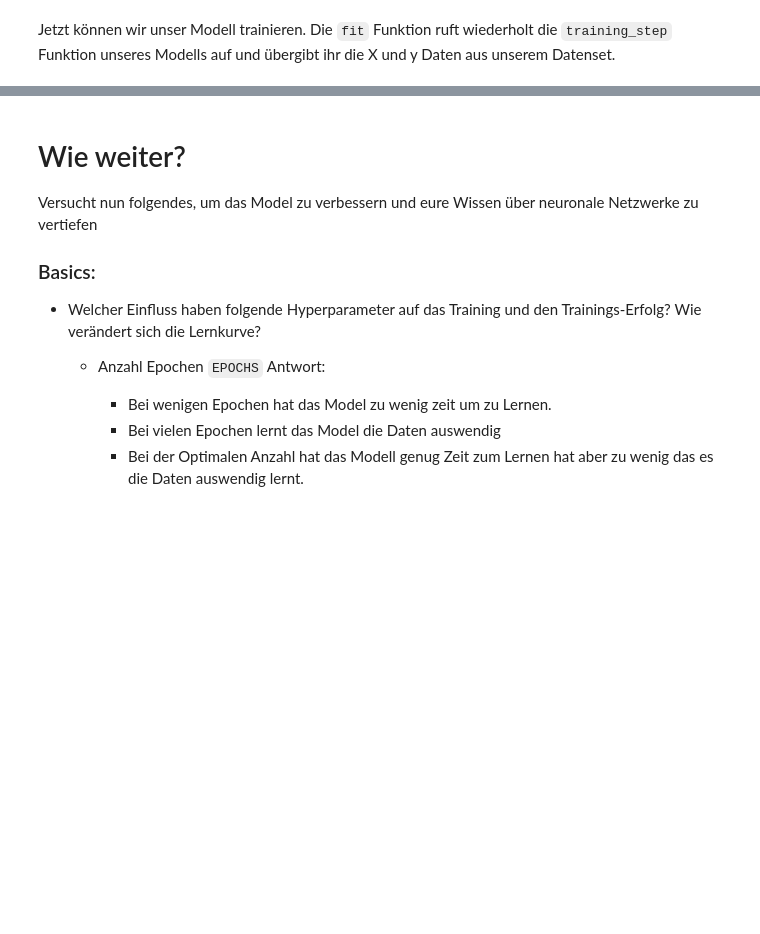
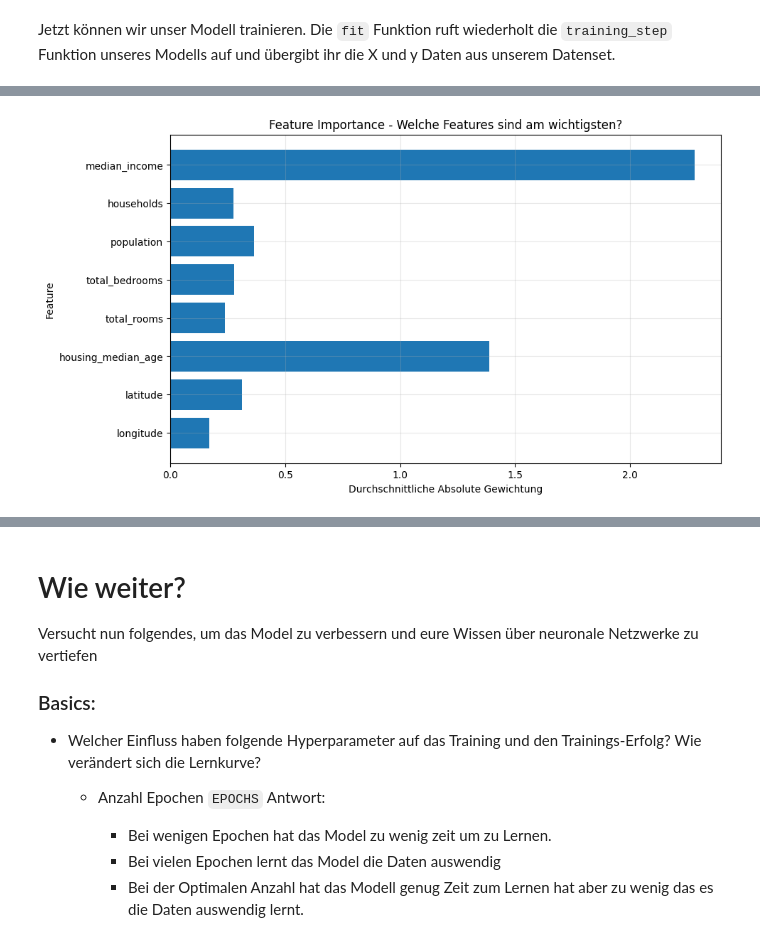
Before and after one commit to OnlyNico43/ai-challange, a Jupyter notebook: 01_Homework/01f_AI_LinRegression.ipynb, the cells around one changed output, grey strips where cells are left out. Saved outputs shown, nothing was run; the diff lists cells and outputs as text; code cells hidden in the pictures; blank space fills up the shorter version.

```diff
--- a/01_Homework/01f_AI_LinRegression.ipynb
+++ b/01_Homework/01f_AI_LinRegression.ipynb
@@ -302,0 +393,22 @@ plt.title('Gewicht und Bias während des Trainings');
+# %%
+# Import numpy falls noch nicht importiert
+import numpy as np
+
+# Feature Importance: Durchschnittliche absolute Gewichte der ersten Schicht
+feature_names = ['longitude', 'latitude', 'housing_median_age', 'total_rooms',
+                 'total_bedrooms', 'population', 'households', 'median_income']
+
+# Berechne die durchschnittliche absolute Gewichte für jedes Feature
+weights = model.layer1.weight.detach().cpu().numpy()
+feature_importance = np.abs(weights).mean(axis=0)
+
+# Visualisierung
+plt.figure(figsize=(10, 6))
+plt.barh(feature_names, feature_importance)
+plt.xlabel('Durchschnittliche Absolute Gewichtung')
+plt.ylabel('Feature')
+plt.title('Feature Importance - Welche Features sind am wichtigsten?')
+plt.grid(True, alpha=0.3)
+# Je größer der Balken, desto wichtiger ist das Feature für die Vorhersage
+# %% [output]
+[figure, added]
```
Also changed, not shown: parts of 20 cells of this notebook.
